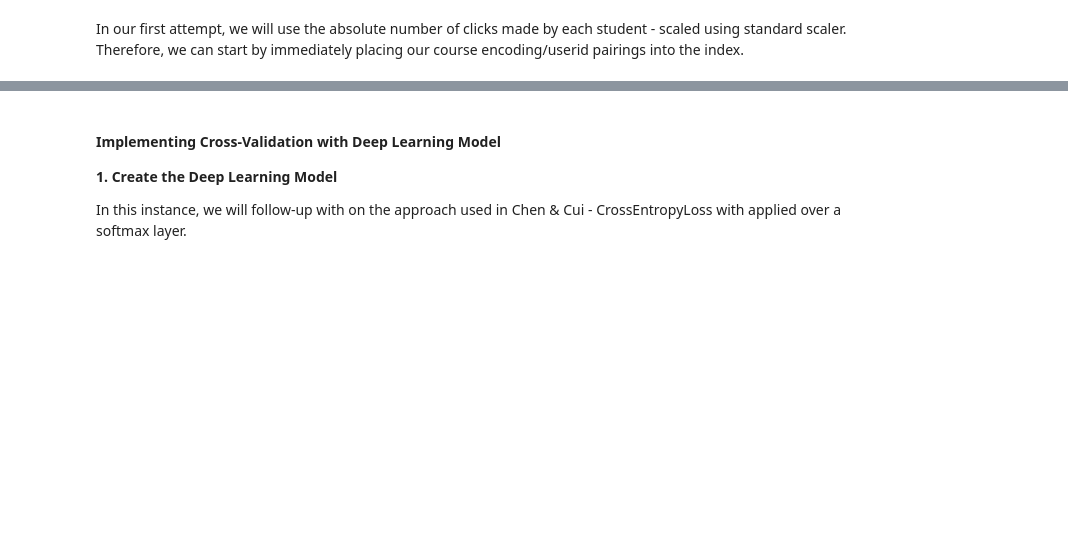
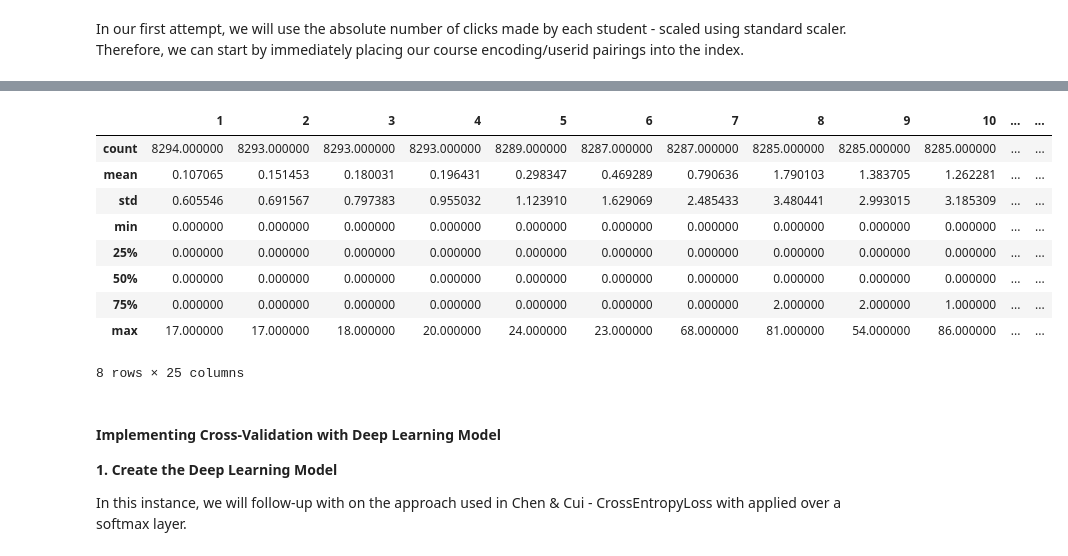
Before and after one commit to RicardoSantos0/timely_accurate_portable, a Jupyter notebook: Notebooks/4.3. LSTM - Clicks per day - Nova IMS-multi-feature.ipynb, the cells around one changed output, grey strips where cells are left out. Cells and saved outputs as stored; diff of their text form; code cells hidden in the pictures; blank space fills up the shorter version.

```diff
--- a/Notebooks/4.3. LSTM - Clicks per day - Nova IMS-multi-feature.ipynb
+++ b/Notebooks/4.3. LSTM - Clicks per day - Nova IMS-multi-feature.ipynb
@@ -115,6 +115,13 @@ target_names = {
 
 #targets
 targets = ['exam_fail', 'exam_gifted']
+
+#set the indexes to use for later
+index = ["course_encoding", "cd_curso", "semestre", "courseid", "userid", 'exam_gifted', 'exam_fail']
+
+#categories of objecctables
+objects = ["course", "resource", "forum", "url", "folder", "quiz", "grade_grades",
+           "assignments", "groups", "user", "turnitintooltwo", "page", "choice", "other"]
 # %% [markdown]
 #### Step 3: Import data and take a preliminary look at it
 # %%
@@ -192,3 +218,41 @@ def normalize(train, test, scaler):
+# %%
+test = course_programs['Date_threshold_10'].copy()
+
+#The first 6 columns are index
+columns = test.drop(targets, axis = 1).columns[6:]
+# %%
+a = pd.pivot_table(test, index = index, values = columns, columns = "objecttable",
+                  aggfunc = 'first')
+
+
+#applies the function that removes multiindex
+a.columns = a.columns.map(flattenHierarchicalCol)
+a
+
+#we will need to create the tensors multidimensional tensors
+placeholder_dict = {}
+#create multiple dataframes based on regex
+for i in objects:
+    #create the objects
+    placeholder_dict[f'{i}'] = a.filter(regex=f'_{i}')
+
+    #remove text, convert column name back to numbers and sort numbers to ensure sequence
+    placeholder_dict[f'{i}'].columns = placeholder_dict[f'{i}'].columns.str.replace(r"\D+", "", regex=True)
+    placeholder_dict[f'{i}'].columns = placeholder_dict[f'{i}'].columns.astype(int)
+    placeholder_dict[f'{i}'] = placeholder_dict[f'{i}'][sorted(placeholder_dict[f'{i}'].columns)]
+# %%
+placeholder_dict['course'].describe()
+# %% [output]
+|  | 1 | 2 | 3 | 4 | 5 | 6 | 7 | 8 | 9 | 10 | ... | ... |
+| count | 8294.000000 | 8293.000000 | 8293.000000 | 8293.000000 | 8289.000000 | 8287.000000 | 8287.000000 | 8285.000000 | 8285.000000 | 8285.000000 | ... | ... |
+| mean | 0.107065 | 0.151453 | 0.180031 | 0.196431 | 0.298347 | 0.469289 | 0.790636 | 1.790103 | 1.383705 | 1.262281 | ... | ... |
+| std | 0.605546 | 0.691567 | 0.797383 | 0.955032 | 1.123910 | 1.629069 | 2.485433 | 3.480441 | 2.993015 | 3.185309 | ... | ... |
+| min | 0.000000 | 0.000000 | 0.000000 | 0.000000 | 0.000000 | 0.000000 | 0.000000 | 0.000000 | 0.000000 | 0.000000 | ... | ... |
+| 25% | 0.000000 | 0.000000 | 0.000000 | 0.000000 | 0.000000 | 0.000000 | 0.000000 | 0.000000 | 0.000000 | 0.000000 | ... | ... |
+| 50% | 0.000000 | 0.000000 | 0.000000 | 0.000000 | 0.000000 | 0.000000 | 0.000000 | 0.000000 | 0.000000 | 0.000000 | ... | ... |
+| 75% | 0.000000 | 0.000000 | 0.000000 | 0.000000 | 0.000000 | 0.000000 | 0.000000 | 2.000000 | 2.000000 | 1.000000 | ... | ... |
+| max | 17.000000 | 17.000000 | 18.000000 | 20.000000 | 24.000000 | 23.000000 | 68.000000 | 81.000000 | 54.000000 | 86.000000 | ... | ... |
+8 rows × 25 columns
 # %% [markdown]
 #### Implementing Cross-Validation with Deep Learning Model
 
```
Also changed, not shown: parts of 6 cells of this notebook, 1 other file.
